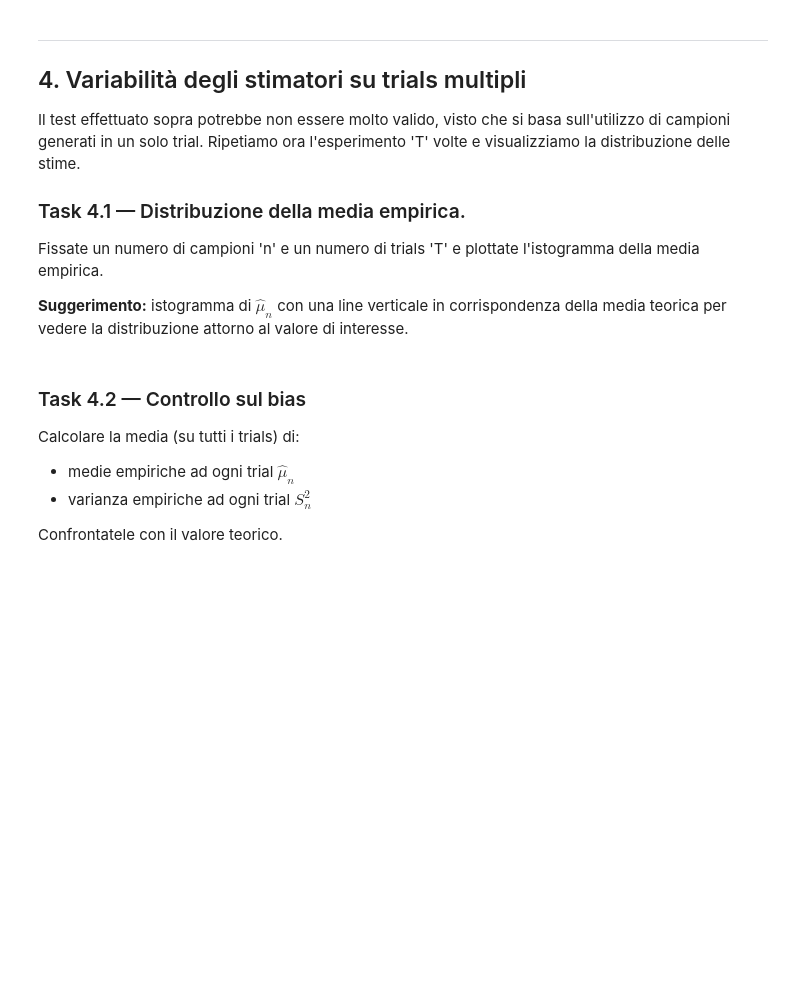
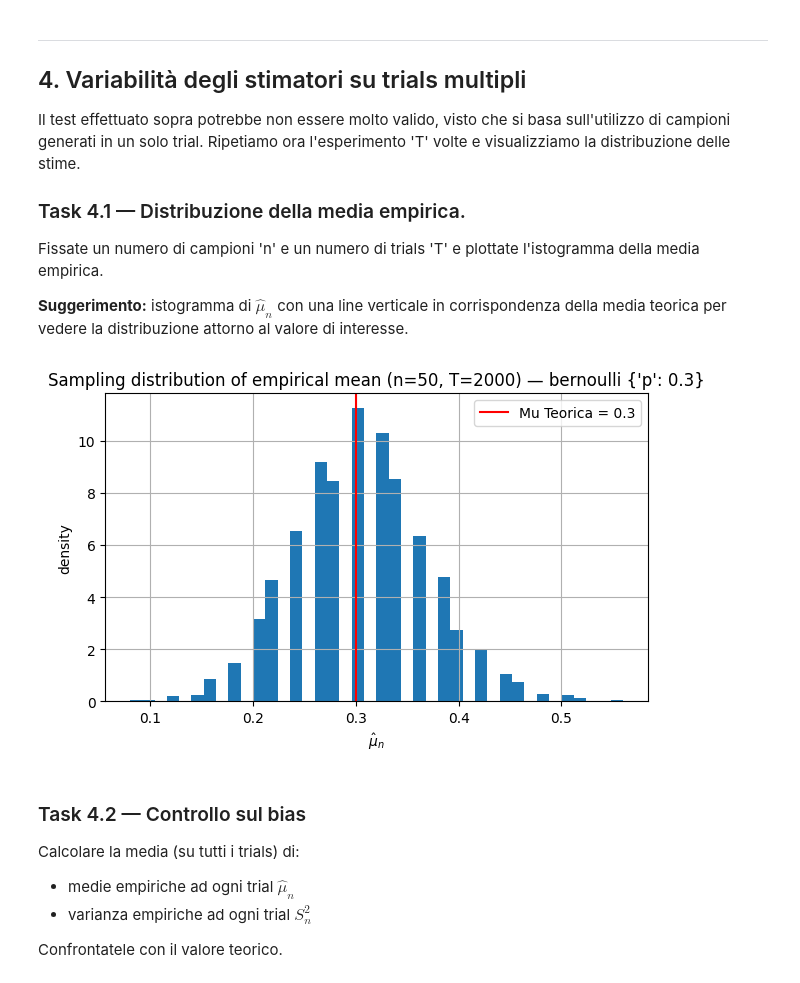
Before and after one commit to iamgiu/Introduzione-al-Data-Science, a Jupyter notebook: Notebook/Seconda Settimana/lab2.ipynb, the cells around one changed output. Cells and saved outputs as stored; diff of their text form; code cells hidden in the pictures; blank space fills up the shorter version.

```diff
--- a/Notebook/Seconda Settimana/lab2.ipynb
+++ b/Notebook/Seconda Settimana/lab2.ipynb
@@ -298,32 +284,34 @@ Fissate un numero di campioni 'n' e un numero di trials 'T' e plottate l'istogra
 # %%
 def repeated_estimates(dist_name: str, params: Dict[str, Any], n: int, T: int, rng: np.random.Generator):
     mu_hats = np.empty(T)
     var_hats = np.empty(T)
     for t in range(T):
         # TO DO
-        x = ...
-        mu_hats[t] = ...
-        var_hats[t] =...
+        x = sample_dist(dist_name, params, n, rng)
+        mu_hats[t] = np.mean(x)
+        var_hats[t] = np.var(x)
     return mu_hats, var_hats
 
 dist_name = "bernoulli"
 params = {"p": 0.3}
 n = 50
 T = 2000
 
 mu, var = theory_mean_var(dist_name, params)
 mu_hats, var_hats = repeated_estimates(dist_name, params, n, T, rng)
 
 plt.figure()
 # TO DO: plot histogram of the values across trials, use binning in 40 bins
-plt.hist(...)
+plt.hist(mu_hats, bins=40, density=True)
 # TO DO: plot vertical line showing theoretical value
-plt.axvline(...)
+plt.axvline(mu, color='red', label=f'Mu Teorica = {mu}')
 plt.xlabel(r"$\hat\mu_n$")
 plt.ylabel("density")
 plt.title(f"Sampling distribution of empirical mean (n={n}, T={T}) — {dist_name} {params}")
 plt.legend()
 plt.show()
+# %% [output]
+[figure, added]
 # %% [markdown]
 ### Task 4.2 — Controllo sul bias
 
```
Also changed, not shown: parts of 8 cells of this notebook.
